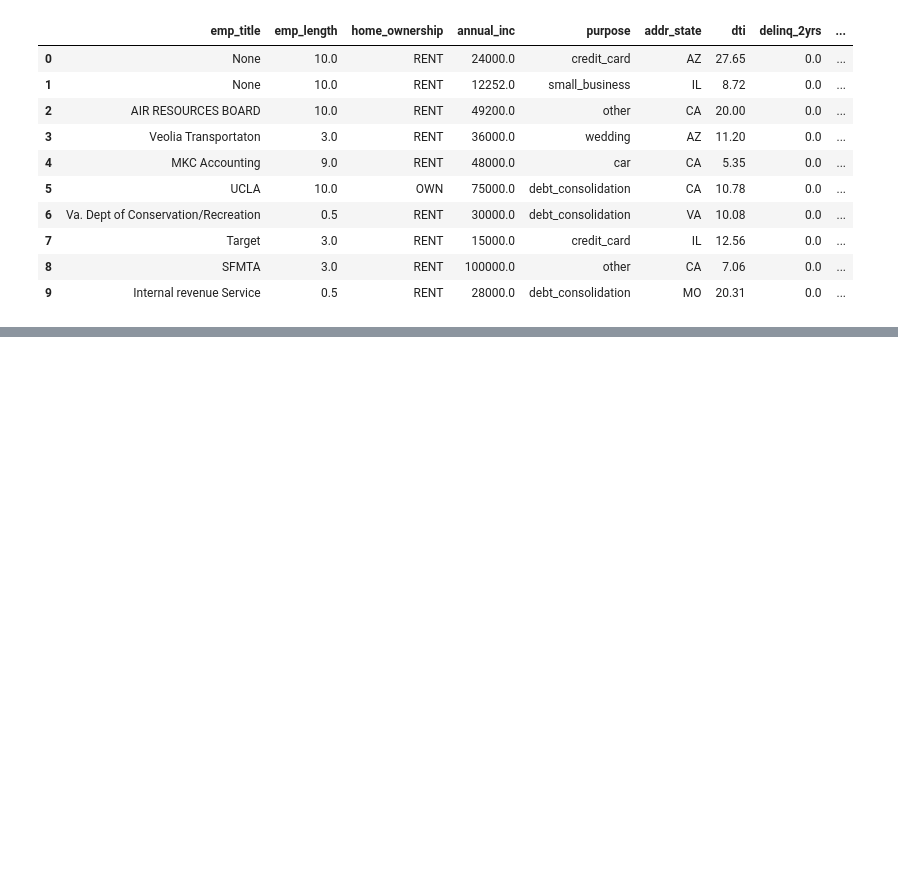
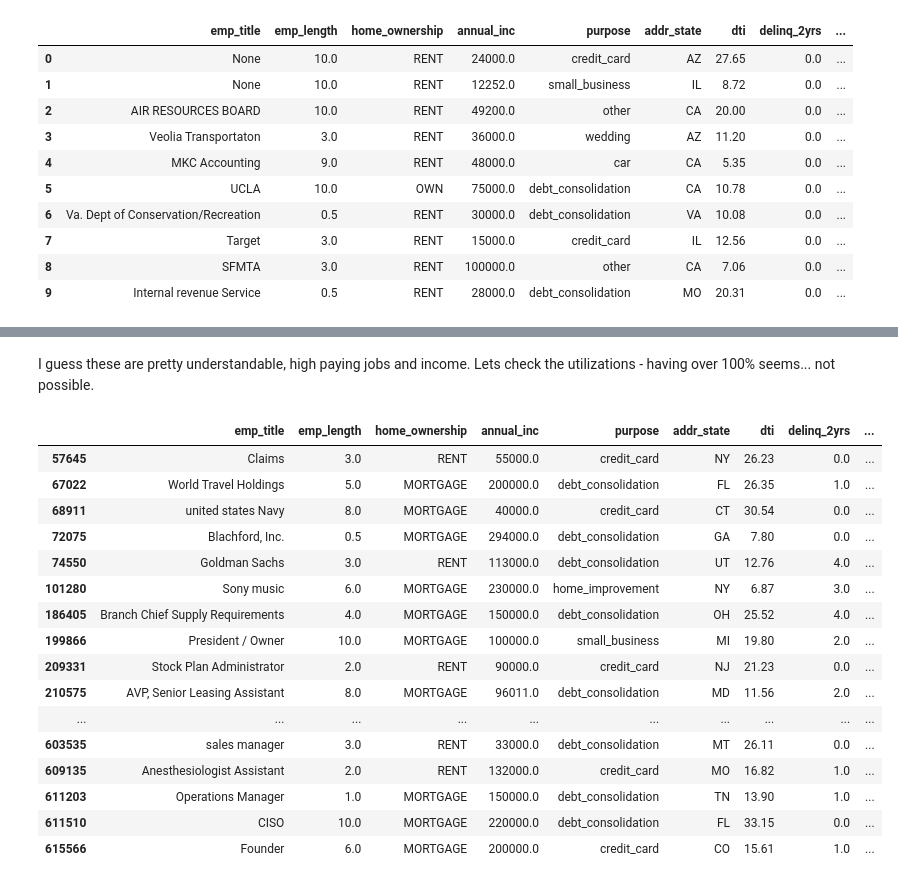
Before and after one commit to mccormd1/LCandR, a Jupyter notebook: LC_python/LC_MLtrain.ipynb, the cells around one changed output, grey strips where cells are left out. Saved outputs shown, nothing was run; the diff lists cells and outputs as text; code cells hidden in the pictures; blank space fills up the shorter version.

```diff
--- a/LC_python/LC_MLtrain.ipynb
+++ b/LC_python/LC_MLtrain.ipynb
@@ -46,0 +80,23 @@ vs.distribution(features)
+# %% [markdown]
+I guess these are pretty understandable, high paying jobs and income.
+Lets check the utilizations - having over 100% seems... not possible.
+# %%
+features.query('revol_util>120')
+# %% [output]
+|  | emp_title | emp_length | home_ownership | annual_inc | purpose | addr_state | dti | delinq_2yrs | ... |
+| 57645 | Claims | 3.0 | RENT | 55000.0 | credit_card | NY | 26.23 | 0.0 | ... |
+| 67022 | World Travel Holdings | 5.0 | MORTGAGE | 200000.0 | debt_consolidation | FL | 26.35 | 1.0 | ... |
+| 68911 | united states Navy | 8.0 | MORTGAGE | 40000.0 | credit_card | CT | 30.54 | 0.0 | ... |
+| 72075 | Blachford, Inc. | 0.5 | MORTGAGE | 294000.0 | debt_consolidation | GA | 7.80 | 0.0 | ... |
+| 74550 | Goldman Sachs | 3.0 | RENT | 113000.0 | debt_consolidation | UT | 12.76 | 4.0 | ... |
+| 101280 | Sony music | 6.0 | MORTGAGE | 230000.0 | home_improvement | NY | 6.87 | 3.0 | ... |
+| 186405 | Branch Chief Supply Requirements | 4.0 | MORTGAGE | 150000.0 | debt_consolidation | OH | 25.52 | 4.0 | ... |
+| 199866 | President / Owner | 10.0 | MORTGAGE | 100000.0 | small_business | MI | 19.80 | 2.0 | ... |
+| 209331 | Stock Plan Administrator | 2.0 | RENT | 90000.0 | credit_card | NJ | 21.23 | 0.0 | ... |
+| 210575 | AVP, Senior Leasing Assistant | 8.0 | MORTGAGE | 96011.0 | debt_consolidation | MD | 11.56 | 2.0 | ... |
+| ... | ... | ... | ... | ... | ... | ... | ... | ... | ... |
+| 603535 | sales manager | 3.0 | RENT | 33000.0 | debt_consolidation | MT | 26.11 | 0.0 | ... |
+| 609135 | Anesthesiologist Assistant | 2.0 | RENT | 132000.0 | credit_card | MO | 16.82 | 1.0 | ... |
+| 611203 | Operations Manager | 1.0 | MORTGAGE | 150000.0 | debt_consolidation | TN | 13.90 | 1.0 | ... |
+| 611510 | CISO | 10.0 | MORTGAGE | 220000.0 | debt_consolidation | FL | 33.15 | 0.0 | ... |
+| 615566 | Founder | 6.0 | MORTGAGE | 200000.0 | credit_card | CO | 15.61 | 1.0 | ... |
```
Also changed, not shown: parts of 29 cells of this notebook, 2 other files.
